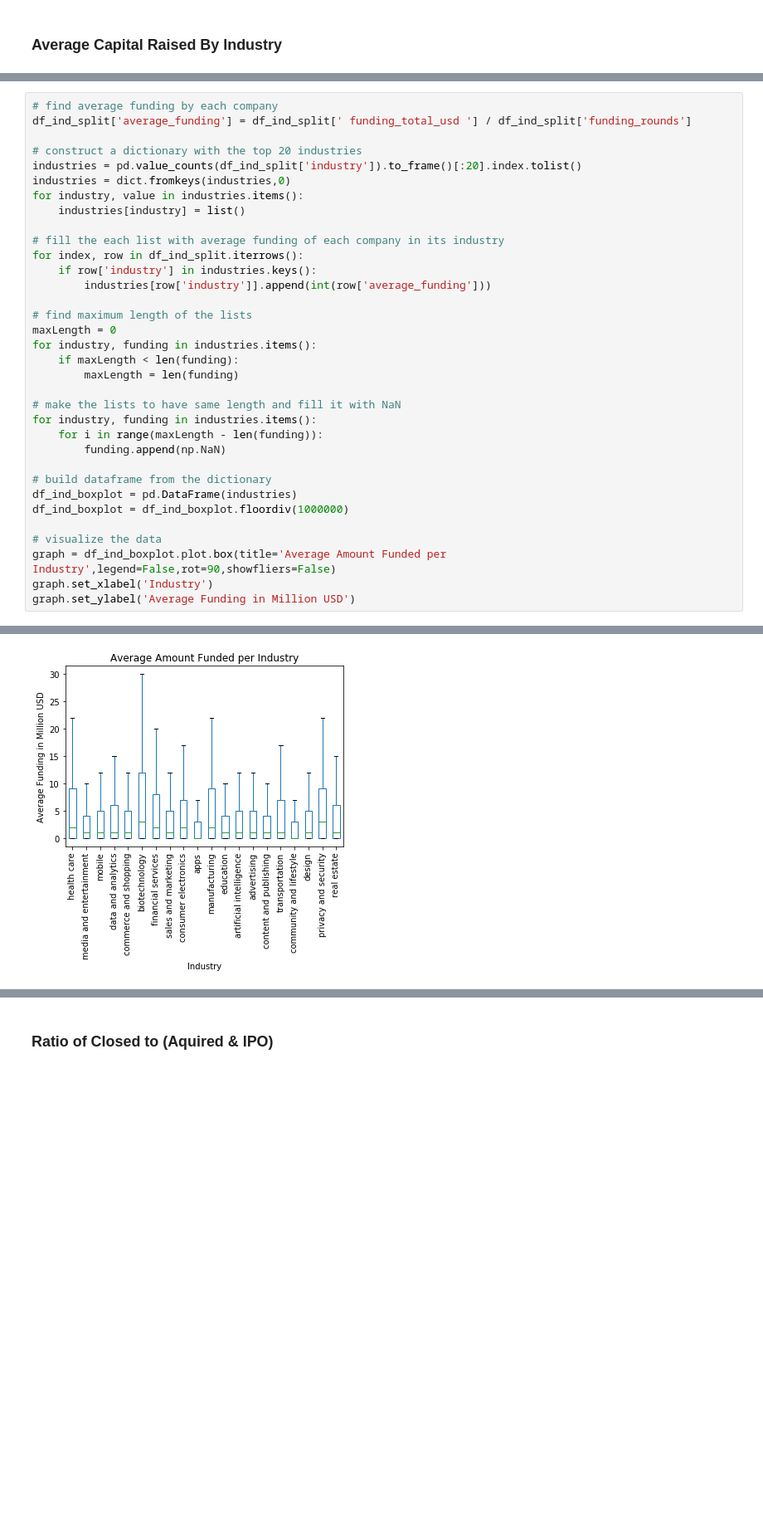
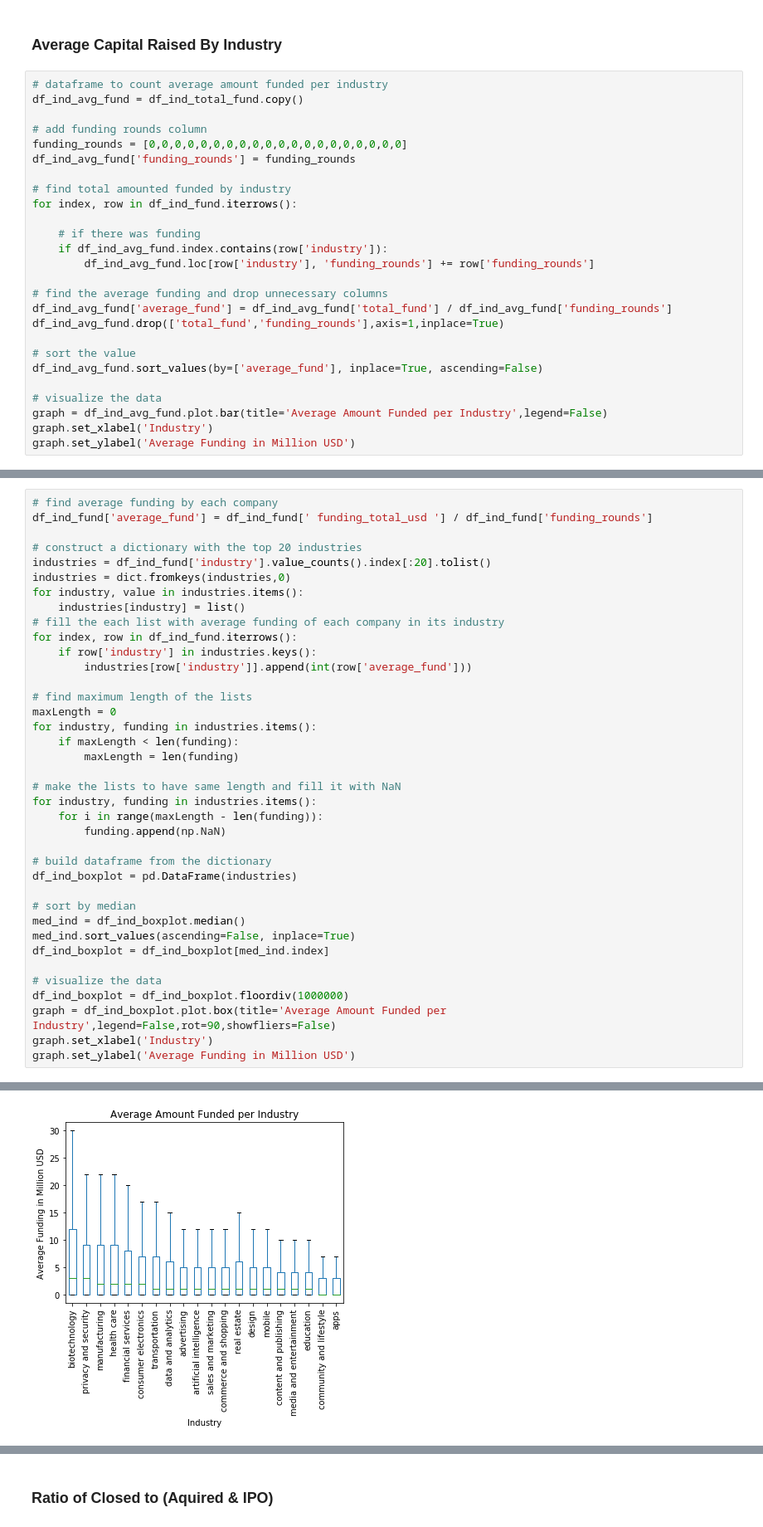
Before and after one commit to mdavis917/COGS108_Repo, a Jupyter notebook: FinalProject.ipynb, the cells around one changed output, grey strips where cells are left out. Shown at 83% size. Cells and saved outputs as stored; diff of their text form; blank space fills up the shorter version.

Commit message:
changed confilct in df_ind_split

```diff
--- a/FinalProject.ipynb
+++ b/FinalProject.ipynb
@@ -380,2 +399,28 @@ Text(0, 0.5, 'Total Funding in Million USD')
 # %% [markdown]
 ### Average Capital Raised By Industry
+# %%
+# dataframe to count average amount funded per industry
+df_ind_avg_fund = df_ind_total_fund.copy()
+
+# add funding rounds column
+funding_rounds = [0,0,0,0,0,0,0,0,0,0,0,0,0,0,0,0,0,0,0,0]
+df_ind_avg_fund['funding_rounds'] = funding_rounds
+
+# find total amounted funded by industry
+for index, row in df_ind_fund.iterrows():
+
+    # if there was funding
+    if df_ind_avg_fund.index.contains(row['industry']):
+        df_ind_avg_fund.loc[row['industry'], 'funding_rounds'] += row['funding_rounds']
+
+# find the average funding and drop unnecessary columns
+df_ind_avg_fund['average_fund'] = df_ind_avg_fund['total_fund'] / df_ind_avg_fund['funding_rounds']
+df_ind_avg_fund.drop(['total_fund','funding_rounds'],axis=1,inplace=True)
+
+# sort the value
+df_ind_avg_fund.sort_values(by=['average_fund'], inplace=True, ascending=False)
+
+# visualize the data
+graph = df_ind_avg_fund.plot.bar(title='Average Amount Funded per Industry',legend=False)
+graph.set_xlabel('Industry')
+graph.set_ylabel('Average Funding in Million USD')
@@ -382,37 +432,41 @@ Text(0, 0.5, 'Total Funding in Million USD')
 # %%
 # find average funding by each company
-df_ind_split['average_funding'] = df_ind_split[' funding_total_usd '] / df_ind_split['funding_rounds']
+df_ind_fund['average_fund'] = df_ind_fund[' funding_total_usd '] / df_ind_fund['funding_rounds']
 
 # construct a dictionary with the top 20 industries
-industries = pd.value_counts(df_ind_split['industry']).to_frame()[:20].index.tolist()
+industries = df_ind_fund['industry'].value_counts().index[:20].tolist()
 industries = dict.fromkeys(industries,0)
 for industry, value in industries.items():
     industries[industry] = list()
-
 # fill the each list with average funding of each company in its industry
-for index, row in df_ind_split.iterrows():
+for index, row in df_ind_fund.iterrows():
     if row['industry'] in industries.keys():
-        industries[row['industry']].append(int(row['average_funding']))
+        industries[row['industry']].append(int(row['average_fund']))
 
 # find maximum length of the lists
 maxLength = 0
 for industry, funding in industries.items():
     if maxLength < len(funding):
         maxLength = len(funding)
 
 # make the lists to have same length and fill it with NaN
 for industry, funding in industries.items():
     for i in range(maxLength - len(funding)):
         funding.append(np.NaN)
 
 # build dataframe from the dictionary
 df_ind_boxplot = pd.DataFrame(industries)
-df_ind_boxplot = df_ind_boxplot.floordiv(1000000)
+
+# sort by median
+med_ind = df_ind_boxplot.median()
+med_ind.sort_values(ascending=False, inplace=True)
+df_ind_boxplot = df_ind_boxplot[med_ind.index]
 
 # visualize the data
+df_ind_boxplot = df_ind_boxplot.floordiv(1000000)
 graph = df_ind_boxplot.plot.box(title='Average Amount Funded per Industry',legend=False,rot=90,showfliers=False)
 graph.set_xlabel('Industry')
 graph.set_ylabel('Average Funding in Million USD')
 # %% [output]
 Text(0, 0.5, 'Average Funding in Million USD')
-[figure, old version]
+[figure, new version]
```
Also changed, not shown: parts of 21 cells of this notebook.
